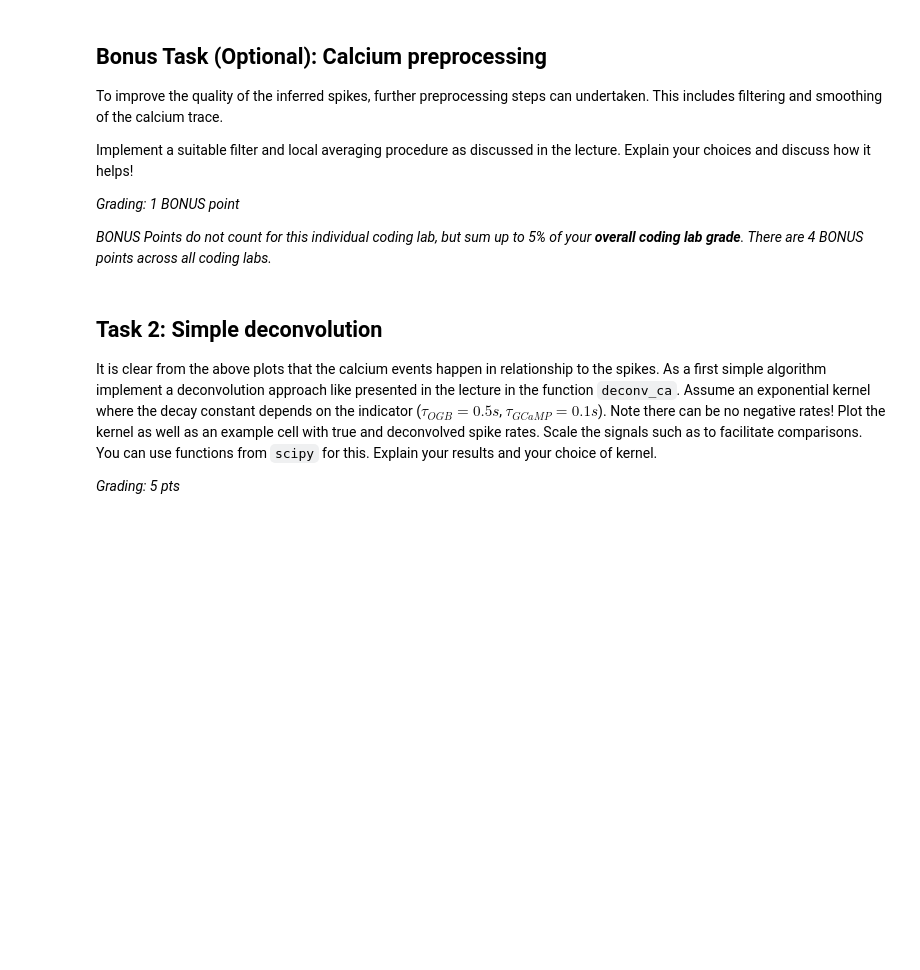
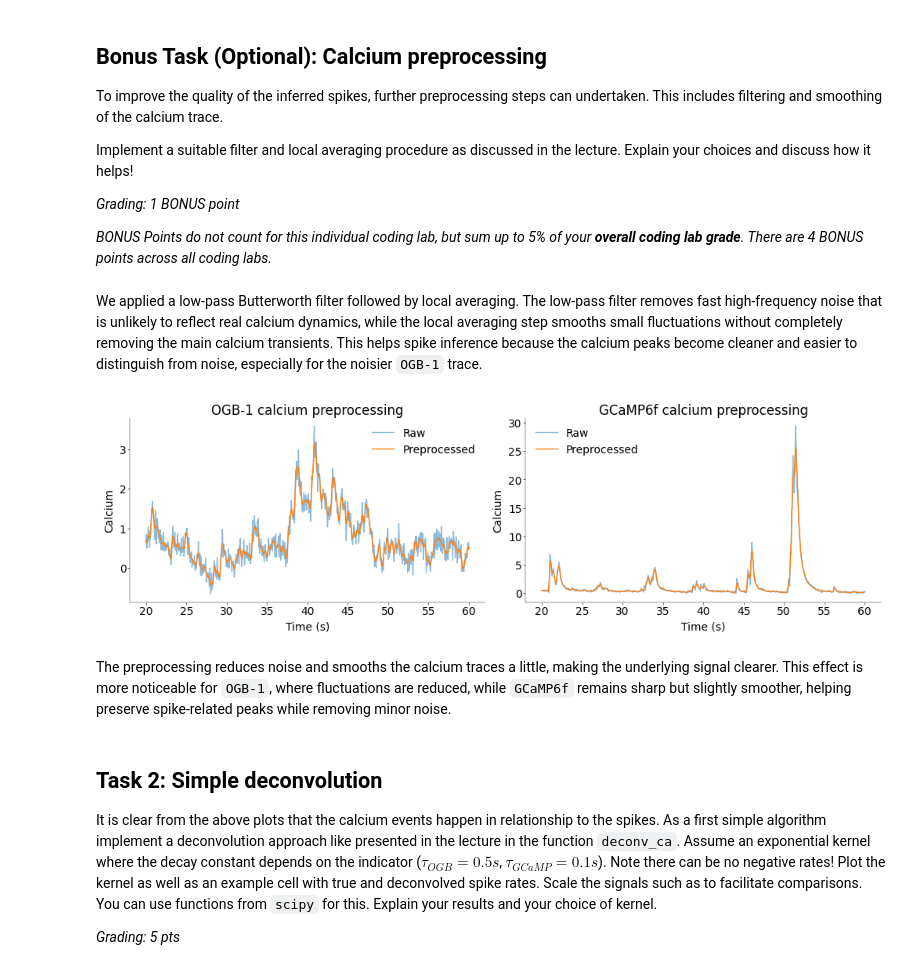
Before and after one commit to moistsoy/Neural-Data-Science, a Jupyter notebook: Lab3/notebooks/CodingLab3.ipynb, the cells around one changed output. Drawn from its saved outputs; the diff is of its cells as text; code cells hidden in the pictures; blank space fills up the shorter version.

Commit message:
Bonus: added calcium preprocessing using low-pass filtering and local averaging to reduce noise and improve signal clarity

```diff
--- a/Lab3/notebooks/CodingLab3.ipynb
+++ b/Lab3/notebooks/CodingLab3.ipynb
@@ -171,6 +177,54 @@ Implement a suitable filter and local averaging procedure as discussed in the le
 _Grading: 1 BONUS point_
 
 _BONUS Points do not count for this individual coding lab, but sum up to 5% of your **overall coding lab grade**. There are 4 BONUS points across all coding labs._
+# %%
+def preprocess_calcium(trace, fs=25, cutoff=3, window_size=5):
+    """
+    Preprocess calcium trace using:
+    1. Low-pass Butterworth filter to remove high-frequency noise
+    2. Local averaging to smooth small fluctuations
+    """
+    trace = np.asarray(trace)
+
+    # Low-pass filter
+    nyquist = fs / 2
+    b, a = butter(N=2, Wn=cutoff / nyquist, btype="low")
+    filtered = filtfilt(b, a, trace)
+
+    # Local averaging / smoothing
+    smoothed = uniform_filter1d(filtered, size=window_size)
+
+    return smoothed
+
+
+# Preprocessing to the example traces
+ogb_cal_preprocessed = preprocess_calcium(ogb_cal, fs=25, cutoff=3, window_size=5)
+gcamp_cal_preprocessed = preprocess_calcium(gcamp_cal, fs=25, cutoff=3, window_size=5)
+# %% [markdown]
+We applied a low-pass Butterworth filter followed by local averaging. The low-pass filter removes fast high-frequency noise that is unlikely to reflect real calcium dynamics, while the local averaging step smooths small fluctuations without completely removing the main calcium transients. This helps spike inference because the calcium peaks become cleaner and easier to distinguish from noise, especially for the noisier `OGB-1` trace.
+# %%
+# Before and after preprocessing
+fig, axs = plt.subplots(1, 2, figsize=(10, 3), layout="constrained")
+
+axs[0].plot(t_ogb[ogb_idx], ogb_cal[ogb_idx], alpha=0.5, label="Raw")
+axs[0].plot(t_ogb[ogb_idx], ogb_cal_preprocessed[ogb_idx], label="Preprocessed")
+axs[0].set_title("OGB-1 calcium preprocessing")
+axs[0].set_xlabel("Time (s)")
+axs[0].set_ylabel("Calcium")
+axs[0].legend()
+
+axs[1].plot(t_gcamp[gcamp_idx], gcamp_cal[gcamp_idx], alpha=0.5, label="Raw")
+axs[1].plot(t_gcamp[gcamp_idx], gcamp_cal_preprocessed[gcamp_idx], label="Preprocessed")
+axs[1].set_title("GCaMP6f calcium preprocessing")
+axs[1].set_xlabel("Time (s)")
+axs[1].set_ylabel("Calcium")
+axs[1].legend()
+
+plt.show()
+# %% [output]
+[figure, added]
+# %% [markdown]
+The preprocessing reduces noise and smooths the calcium traces a little, making the underlying signal clearer. This effect is more noticeable for `OGB-1`, where fluctuations are reduced, while `GCaMP6f` remains sharp but slightly smoother, helping preserve spike-related peaks while removing minor noise.
 # %% [markdown]
 ## Task 2: Simple deconvolution
 
```
Also changed, not shown: parts of 1 cell of this notebook.
